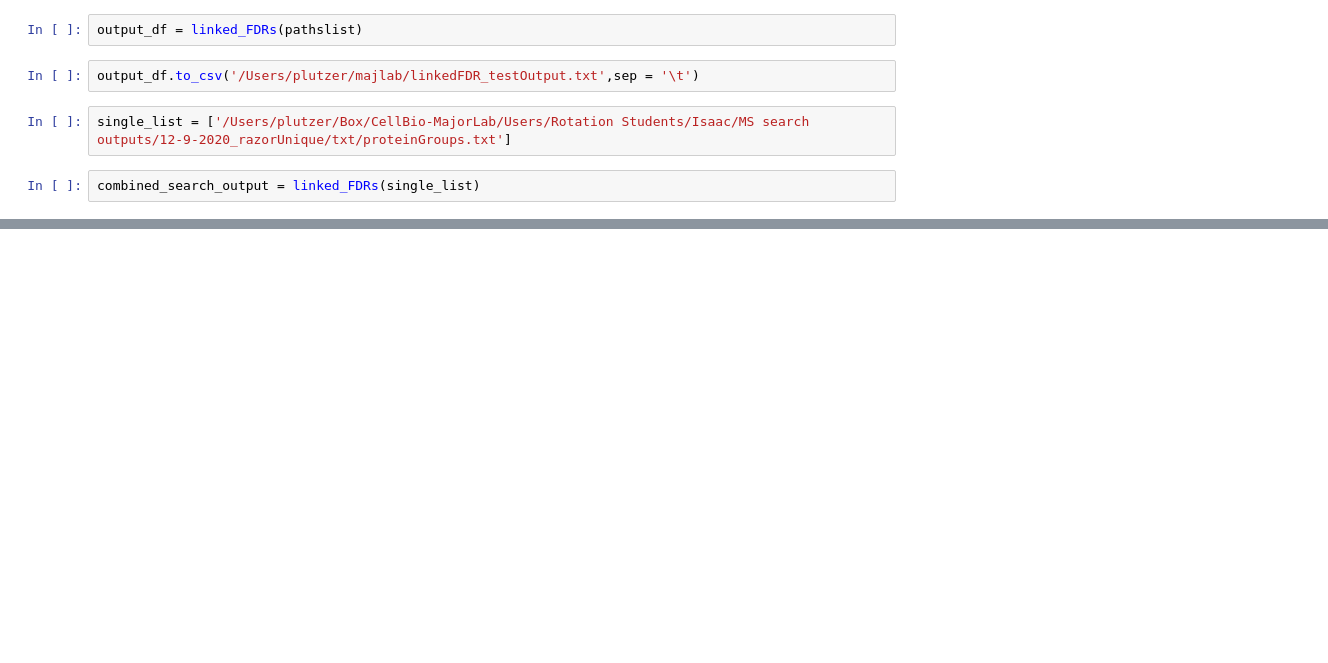
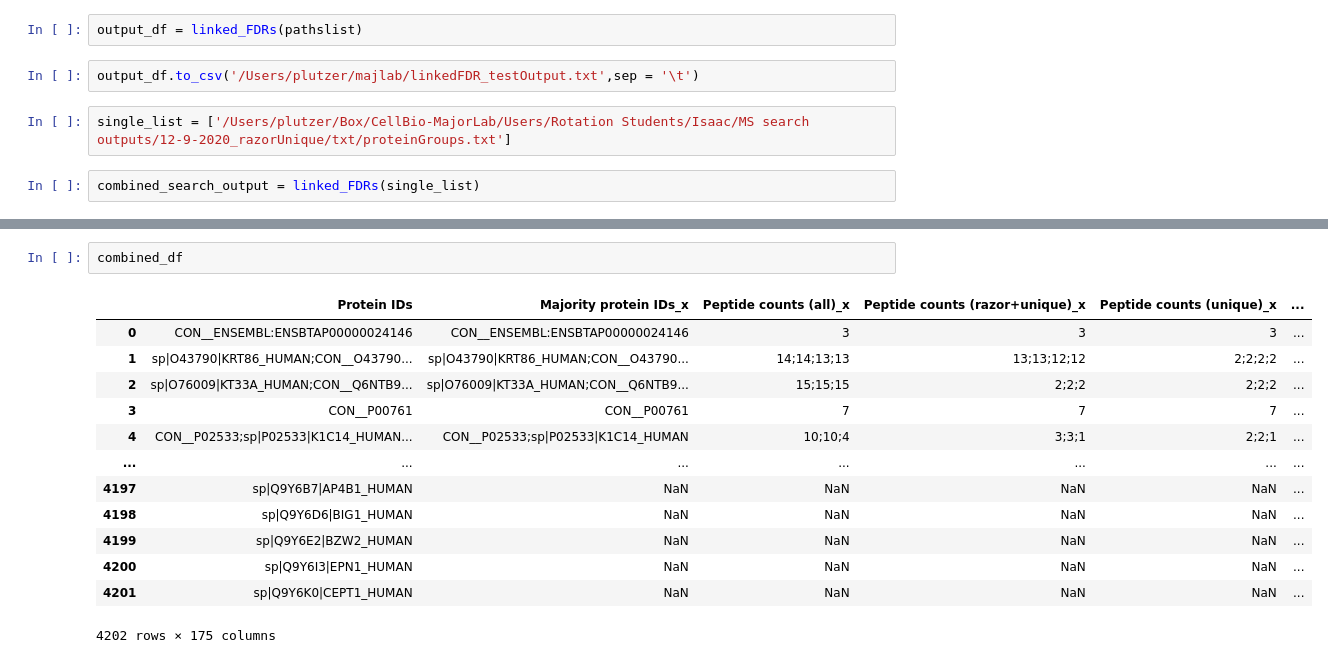
Before and after one commit to plutzer/majlab, a Jupyter notebook: Testing linked FDR.ipynb, the cells around one changed output, grey strips where cells are left out. Cells and saved outputs as stored; diff of their text form; blank space fills up the shorter version.

```diff
--- a/Testing linked FDR.ipynb
+++ b/Testing linked FDR.ipynb
@@ -21,0 +48,16 @@ combined_search_output.to_csv('/Users/plutzer/majlab/linkedFDR_combined_search_t
+# %%
+combined_df
+# %% [output]
+|  | Protein IDs | Majority protein IDs_x | Peptide counts (all)_x | Peptide counts (razor+unique)_x | Peptide counts (unique)_x | ... |
+| 0 | CON__ENSEMBL:ENSBTAP00000024146 | CON__ENSEMBL:ENSBTAP00000024146 | 3 | 3 | 3 | ... |
+| 1 | sp|O43790|KRT86_HUMAN;CON__O43790... | sp|O43790|KRT86_HUMAN;CON__O43790... | 14;14;13;13 | 13;13;12;12 | 2;2;2;2 | ... |
+| 2 | sp|O76009|KT33A_HUMAN;CON__Q6NTB9... | sp|O76009|KT33A_HUMAN;CON__Q6NTB9... | 15;15;15 | 2;2;2 | 2;2;2 | ... |
+| 3 | CON__P00761 | CON__P00761 | 7 | 7 | 7 | ... |
+| 4 | CON__P02533;sp|P02533|K1C14_HUMAN... | CON__P02533;sp|P02533|K1C14_HUMAN | 10;10;4 | 3;3;1 | 2;2;1 | ... |
+| ... | ... | ... | ... | ... | ... | ... |
+| 4197 | sp|Q9Y6B7|AP4B1_HUMAN | NaN | NaN | NaN | NaN | ... |
+| 4198 | sp|Q9Y6D6|BIG1_HUMAN | NaN | NaN | NaN | NaN | ... |
+| 4199 | sp|Q9Y6E2|BZW2_HUMAN | NaN | NaN | NaN | NaN | ... |
+| 4200 | sp|Q9Y6I3|EPN1_HUMAN | NaN | NaN | NaN | NaN | ... |
+| 4201 | sp|Q9Y6K0|CEPT1_HUMAN | NaN | NaN | NaN | NaN | ... |
+4202 rows × 175 columns
```
Also changed, not shown: parts of 8 cells of this notebook, 3 other files.
